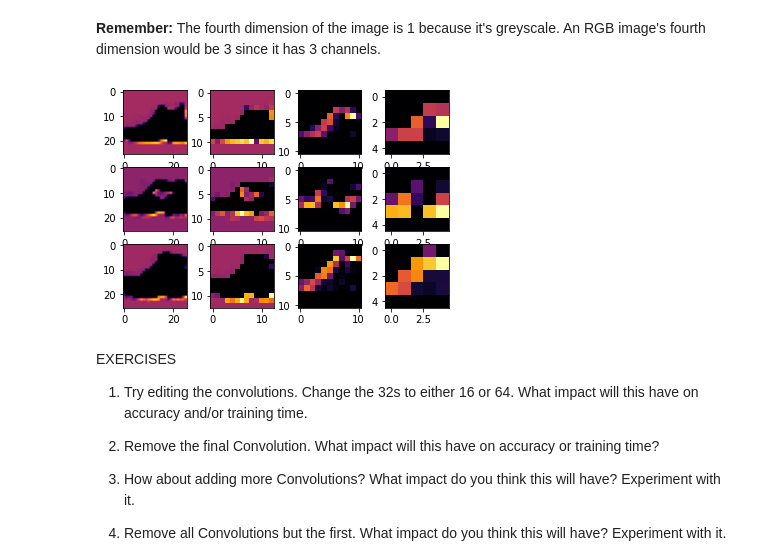
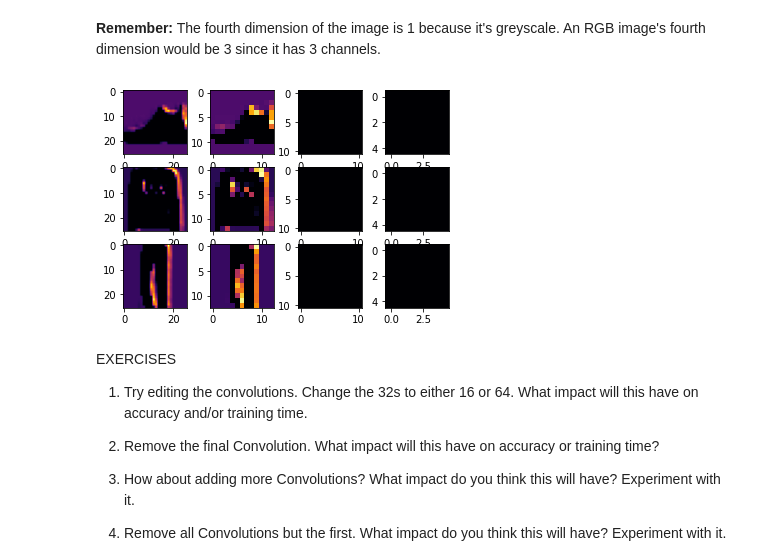
Before and after one commit to mozillah/Tensorflow-Practice, a Jupyter notebook: 1. Introduction to TensorFlow/Course 1 - Part 6 - Lesson 2 - Notebook.ipynb, the cells around one changed output. Cells and saved outputs as stored; diff of their text form; code cells hidden in the pictures.

```diff
--- a/1. Introduction to TensorFlow/Course 1 - Part 6 - Lesson 2 - Notebook.ipynb
+++ b/1. Introduction to TensorFlow/Course 1 - Part 6 - Lesson 2 - Notebook.ipynb
@@ -233,0 +244,3 @@ from tensorflow.keras import models
+# %%
+layer_outputs = [layer.output for layer in model.layers]
+print(layer_outputs)
@@ -233,0 +259,4 @@ from tensorflow.keras import models
+# %%
+# Create a new model that uses the earlier model's input and outputs the values at each layer.
+activation_model = tf.keras.models.Model(inputs = model.input, outputs = layer_outputs)
+activation_model
@@ -233,0 +276,14 @@ from tensorflow.keras import models
+# %%
+import matplotlib.pyplot as plt
+f, axarr = plt.subplots(3,4)
+FIRST_IMAGE=0
+SECOND_IMAGE=23
+THIRD_IMAGE=28
+CONVOLUTION_NUMBER = 1 # Chooses the filter, i.e, the feature to detect.
+from tensorflow.keras import models
+
+for x in range(0,4):
+    f1 = activation_model.predict(test_images[FIRST_IMAGE].reshape(1, 28, 28, 1))[x]
+    print(f1.shape)
+    axarr[0,x].imshow(f1[0, : , :, CONVOLUTION_NUMBER], cmap='inferno')
+    axarr[0,x].grid(False)
@@ -236,30 +342,30 @@ from tensorflow.keras import models
 # %%
 import matplotlib.pyplot as plt
 f, axarr = plt.subplots(3,4)
 FIRST_IMAGE=0
-SECOND_IMAGE=23
-THIRD_IMAGE=28
-CONVOLUTION_NUMBER = 1 # Chooses the filter, i.e, the feature to detect.
+SECOND_IMAGE=1
+THIRD_IMAGE=2
+CONVOLUTION_NUMBER = 3 # Chooses the filter, i.e, the feature to detect.
 from tensorflow.keras import models
 
 # Loop through the layers to see the image at each stage. Layers are CONV, POOL, CONV, POOL.
 layer_outputs = [layer.output for layer in model.layers]
 
 # Create a new model that uses the earlier model's input and outputs the values at each layer.
 activation_model = tf.keras.models.Model(inputs = model.input, outputs = layer_outputs)
 
 for x in range(0,4):
   f1 = activation_model.predict(test_images[FIRST_IMAGE].reshape(1, 28, 28, 1))[x]
   axarr[0,x].imshow(f1[0, : , :, CONVOLUTION_NUMBER], cmap='inferno')
   axarr[0,x].grid(False)
   f2 = activation_model.predict(test_images[SECOND_IMAGE].reshape(1, 28, 28, 1))[x]
   axarr[1,x].imshow(f2[0, : , :, CONVOLUTION_NUMBER], cmap='inferno')
   axarr[1,x].grid(False)
   f3 = activation_model.predict(test_images[THIRD_IMAGE].reshape(1, 28, 28, 1))[x]
   axarr[2,x].imshow(f3[0, : , :, CONVOLUTION_NUMBER], cmap='inferno')
   axarr[2,x].grid(False)
 # %% [output]
-[figure, old version]
+[figure, new version]
 # %% [markdown]
 EXERCISES
 
```
Also changed, not shown: parts of 14 cells of this notebook, 9 other files.
